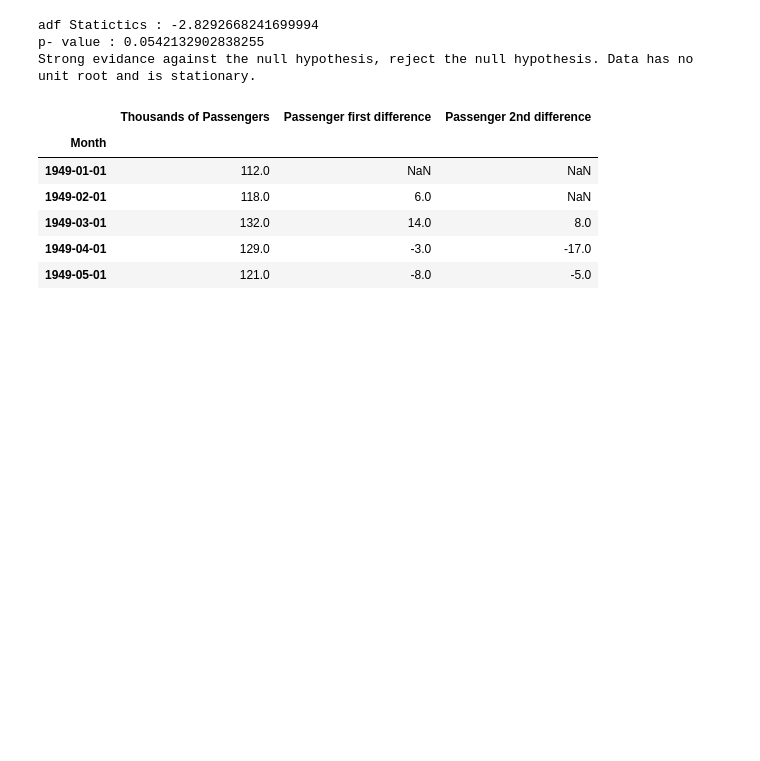
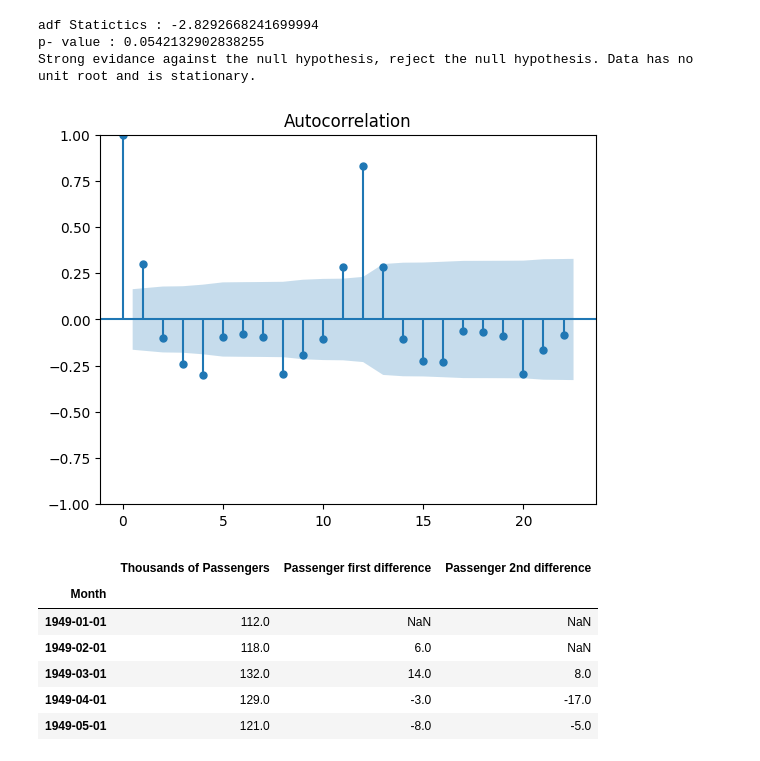
Before and after one commit to Madushani-Weerasekara/TimeSeriesData-Analysis, a Jupyter notebook: ARIMA_Model.ipynb, the cells around one changed output. Cells and saved outputs as stored; diff of their text form; code cells hidden in the pictures; blank space fills up the shorter version.

```diff
--- a/ARIMA_Model.ipynb
+++ b/ARIMA_Model.ipynb
@@ -131,6 +131,10 @@ adf_test(df_airline['Passenger first difference'].dropna())
 adf Statictics : -2.8292668241699994
 p- value : 0.0542132902838255
 Strong evidance against the null hypothesis, reject the null hypothesis. Data has no unit root and is stationary.
+# %%
+acf = plot_acf(df_airline['Passenger first difference'].dropna())
+# %% [output]
+[figure, added]
 # %%
 # Use techniques Differencing(2nd differencing)
 df_airline['Passenger 2nd difference'] = df_airline['Passenger first difference'] - df_airline['Passenger first difference'].shift(1)
```
Also changed, not shown: parts of 3 cells of this notebook.
